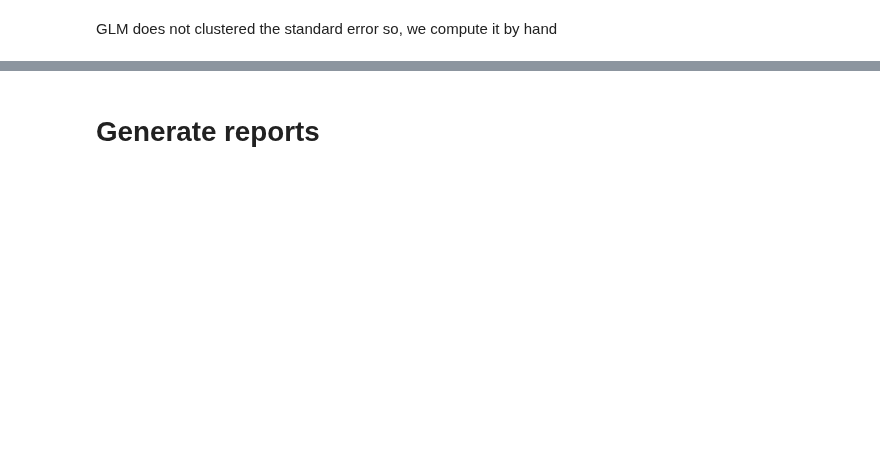
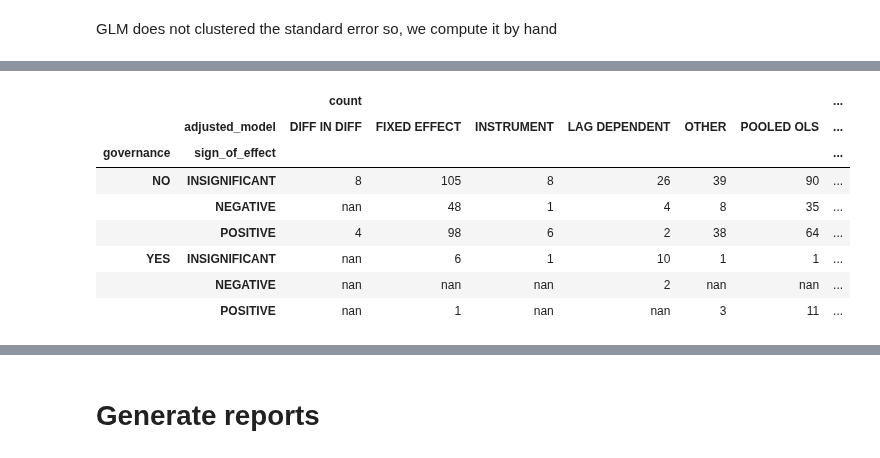
Before and after one commit to thomaspernet/esg_metadata, a Jupyter notebook: 02_data_analysis/01_model_train_evaluate/01_sign_of_effect/00_sign_of_effect_classification.ipynb, the cells around one changed output, grey strips where cells are left out. Drawn from its saved outputs; the diff is of its cells as text; code cells hidden in the pictures; blank space fills up the shorter version.

```diff
--- a/02_data_analysis/01_model_train_evaluate/01_sign_of_effect/00_sign_of_effect_classification.ipynb
+++ b/02_data_analysis/01_model_train_evaluate/01_sign_of_effect/00_sign_of_effect_classification.ipynb
@@ -448,0 +394,22 @@ library(nnet)
+# %%
+(
+    df
+    .groupby(['adjusted_model','sign_of_effect'])['governance']
+    .value_counts()
+    .rename('count')
+    .reset_index()
+    .set_index(['governance', 'sign_of_effect', 'adjusted_model'])
+    .unstack(-1)
+    .style
+    .format("{0:,.0f}")
+)
+# %% [output]
+|  |  | count |  |  |  |  |  | ... |
+|  | adjusted_model | DIFF IN DIFF | FIXED EFFECT | INSTRUMENT | LAG DEPENDENT | OTHER | POOLED OLS | ... |
+| governance | sign_of_effect |  |  |  |  |  |  | ... |
+| NO | INSIGNIFICANT | 8 | 105 | 8 | 26 | 39 | 90 | ... |
+|  | NEGATIVE | nan | 48 | 1 | 4 | 8 | 35 | ... |
+|  | POSITIVE | 4 | 98 | 6 | 2 | 38 | 64 | ... |
+| YES | INSIGNIFICANT | nan | 6 | 1 | 10 | 1 | 1 | ... |
+|  | NEGATIVE | nan | nan | nan | 2 | nan | nan | ... |
+|  | POSITIVE | nan | 1 | nan | nan | 3 | 11 | ... |
```
Also changed, not shown: parts of 51 cells of this notebook, 1 other file.
